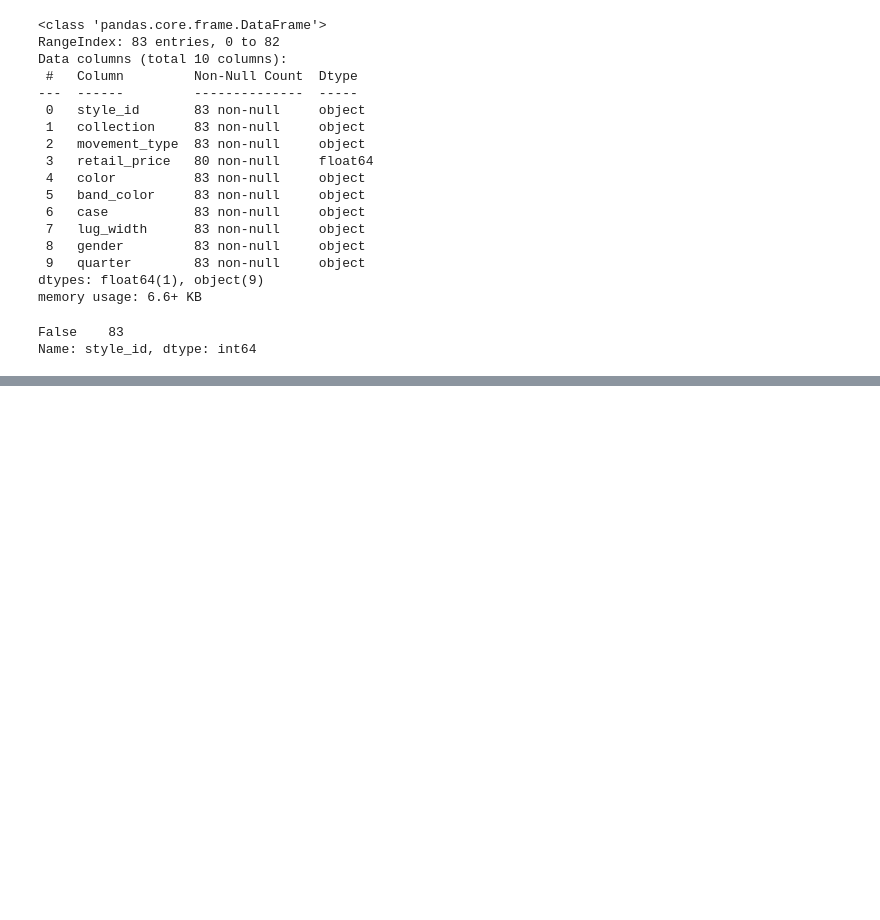
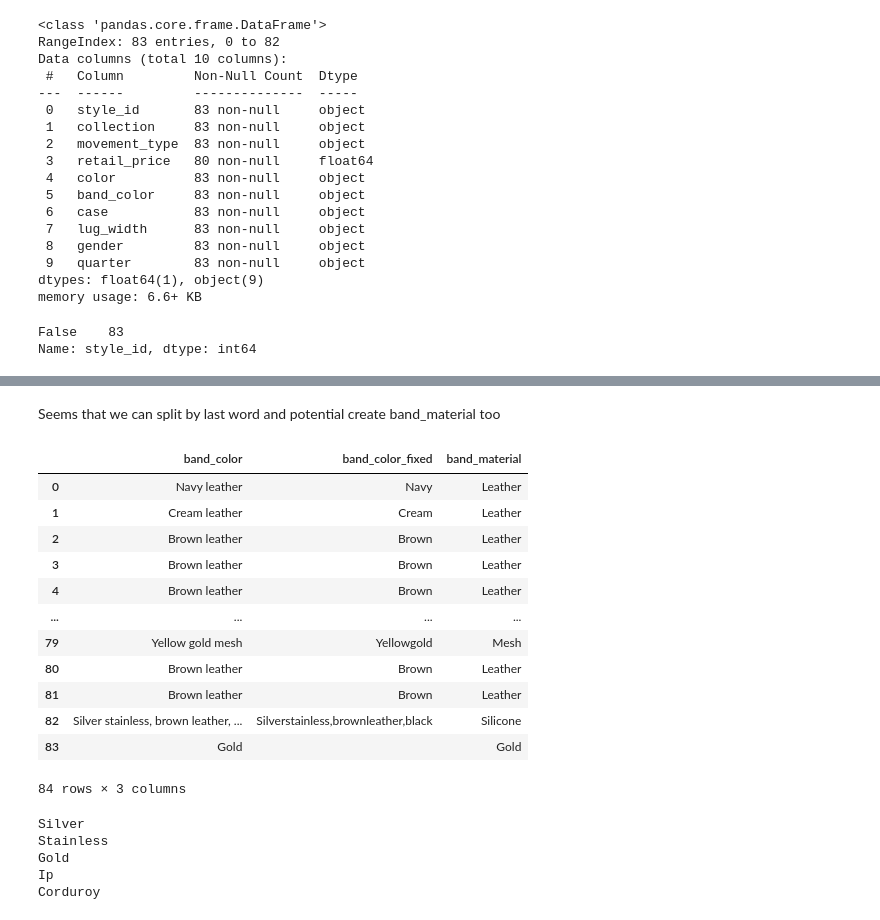
Before and after one commit to vmorenocosta/project-capstone-watch-sales, a Jupyter notebook: code/01_data_cleaning.ipynb, the cells around one changed output, grey strips where cells are left out. Cells and saved outputs as stored; diff of their text form; code cells hidden in the pictures; blank space fills up the shorter version.

```diff
--- a/code/01_data_cleaning.ipynb
+++ b/code/01_data_cleaning.ipynb
@@ -1378,0 +1827,6 @@ Name: style_id, dtype: int64
+# %%
+# Inconsistent colors, but they can be fixed with replacement
+df_new_models['color'].replace({'Silver stainless':'Silver','Yellow gold':'Gold', 'Yg / silver':'Two-tone',
+       'Rg / silver':'Two-tone', 'Brown ceramic':'Brown', 'Black ip':'Black', 'Smoke ip':'Smoke',
+       'Brown ip':'Brown', 'Rust brown ceramic':'Brown', 'Green ceramic':'Green', 'Navy ceramic':'Blue'},
+                               inplace=True)
@@ -1378,0 +1863,4 @@ Name: style_id, dtype: int64
+# %%
+for color in df_new_models['band_color'].unique():
+    if color not in set(df_models['band_color'].unique()):
+        print(color)
@@ -1378,0 +1885,39 @@ Name: style_id, dtype: int64
+# %% [markdown]
+Seems that we can split by last word and potential create band_material too
+# %%
+band_color_fixed = []
+band_material = []
+for color in df_new_models['band_color']:
+    color = color.split()
+    band_material.append(color[-1])
+    band_color_fixed.append(''.join(color[0:-1]))
+df_new_models['band_color_fixed'] = band_color_fixed
+df_new_models['band_material'] = band_material
+# %%
+df_new_models['band_material'] = df_new_models['band_material'].astype(str).apply(str.capitalize).str.strip()
+# %%
+df_new_models[['band_color','band_color_fixed','band_material']]
+# %% [output]
+|  | band_color | band_color_fixed | band_material |
+| 0 | Navy leather | Navy | Leather |
+| 1 | Cream leather | Cream | Leather |
+| 2 | Brown leather | Brown | Leather |
+| 3 | Brown leather | Brown | Leather |
+| 4 | Brown leather | Brown | Leather |
+| ... | ... | ... | ... |
+| 79 | Yellow gold mesh | Yellowgold | Mesh |
+| 80 | Brown leather | Brown | Leather |
+| 81 | Brown leather | Brown | Leather |
+| 82 | Silver stainless, brown leather, ... | Silverstainless,brownleather,black | Silicone |
+| 83 | Gold |  | Gold |
+84 rows × 3 columns
+# %%
+for color in df_new_models['band_material'].unique():
+    if color not in set(df_models['band_material'].unique()):
+        print(color)
+# %% [output]
+Silver
+Stainless
+Gold
+Ip
+Corduroy
```
Also changed, not shown: parts of 87 cells of this notebook, 7 other files.
